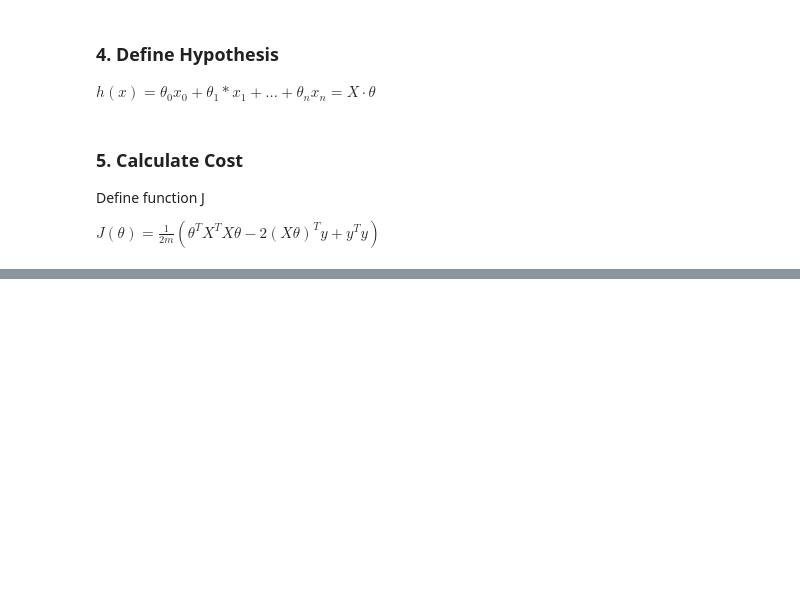
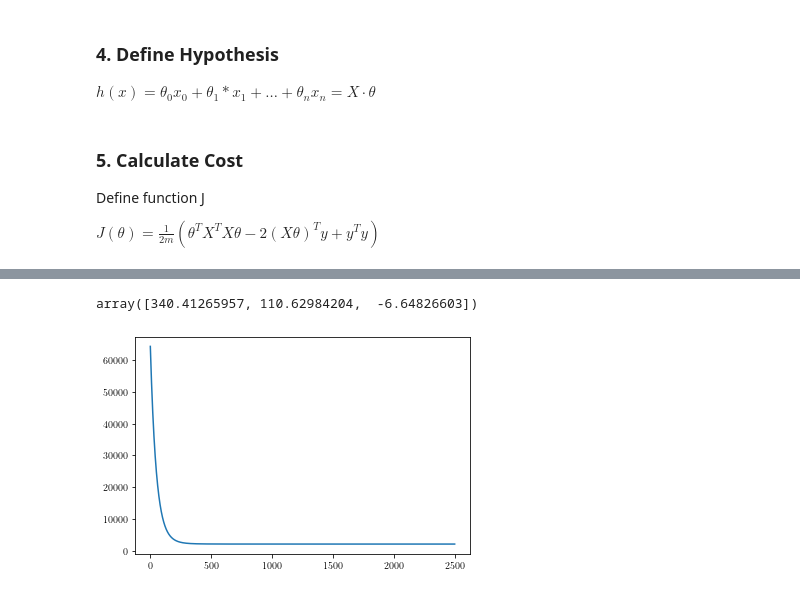
Before and after one commit to Jae0143/linear_regression, a Jupyter notebook: linear_regression_implement.ipynb, the cells around one changed output, grey strips where cells are left out. Saved outputs shown, nothing was run; the diff lists cells and outputs as text; code cells hidden in the pictures; blank space fills up the shorter version.

Commit message:
Implement multivariate gradient descent and normal equation

```diff
--- a/linear_regression_implement.ipynb
+++ b/linear_regression_implement.ipynb
@@ -137,8 +148,10 @@ plt.show()
 # %% [markdown]
 ### 3. Redefine $X$, $\theta$, and $y$
 # %%
-train_data = df_2.iloc[:, :2]
-X = np.column_stack((np.ones(train_data.shape[0]), train_data))
+X = df_2.iloc[:, :2]
+X = (X - X.mean())/X.std()
+
+X = np.column_stack((np.ones(X.shape[0]), X))
 
 theta = np.zeros(X.shape[1])
 y = df_2.iloc[:, 2]
@@ -159,0 +177,25 @@ def multi_cost(X, y, theta):
+# %%
+def gradient_descent(X, y, theta, alpha, num_iter):
+
+    m = y.size
+    # Save error value for each iteration to keep track of the improvement
+    J_history = np.zeros(num_iter)
+
+    for i in range(num_iter):
+        theta -= alpha * (1/m) * np.transpose(X) @ (multi_hyp(X, theta) - y)
+        J_history[i] = multi_cost(X, y, theta)
+    return J_history
+# %%
+num_iter = 2500
+alpha = 1e-2
+J_history = gradient_descent(X, y, theta, alpha, num_iter)
+# %%
+#show theta
+theta
+# %% [output]
+array([340.41265957, 110.62984204,  -6.64826603])
+# %%
+plt.plot([i for i in range(J_history.size)], J_history)
+plt.show()
+# %% [output]
+[figure, added]
```
Also changed, not shown: parts of 16 cells of this notebook, 1 other file.
